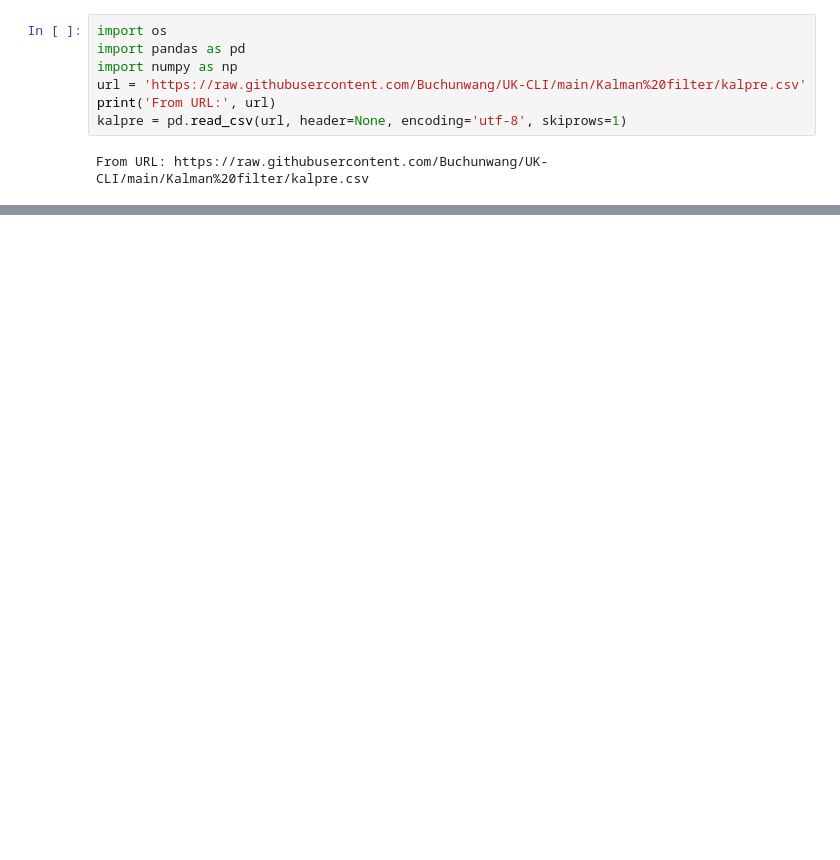
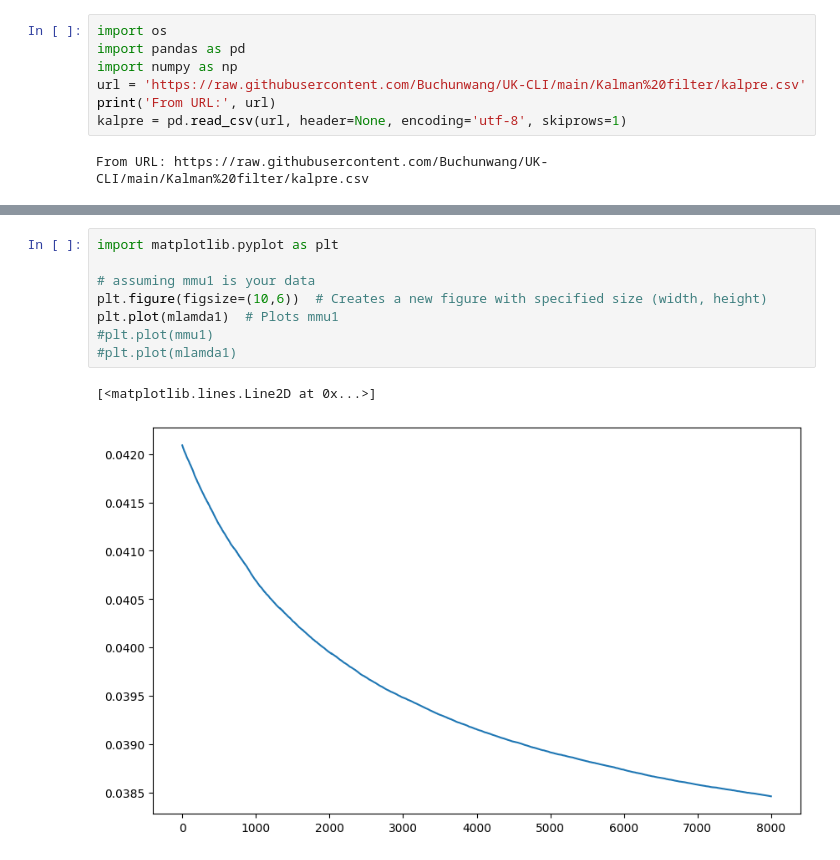
Before and after one commit to Buchunwang/UK-CLI, a Jupyter notebook: kim_nelson_uk_data_24_07_test.ipynb, the cells around one changed output, grey strips where cells are left out. Saved outputs shown, nothing was run; the diff lists cells and outputs as text; blank space fills up the shorter version.

```diff
--- a/kim_nelson_uk_data_24_07_test.ipynb
+++ b/kim_nelson_uk_data_24_07_test.ipynb
@@ -768,3 +816,14 @@ for i in range(iter):
+# %%
+import matplotlib.pyplot as plt
+
+# assuming mmu1 is your data
+plt.figure(figsize=(10,6))  # Creates a new figure with specified size (width, height)
+plt.plot(mlamda1)  # Plots mmu1
+#plt.plot(mmu1)
+#plt.plot(mlamda1)
+# %% [output]
+[<matplotlib.lines.Line2D at 0x...>]
+[figure, added]
 # %%
 import numpy as np
 # after getting mean and variance from 8000 iterations, we take mean of 8000 iterations of mean value and variance value
```
Also changed, not shown: parts of 9 cells of this notebook.
